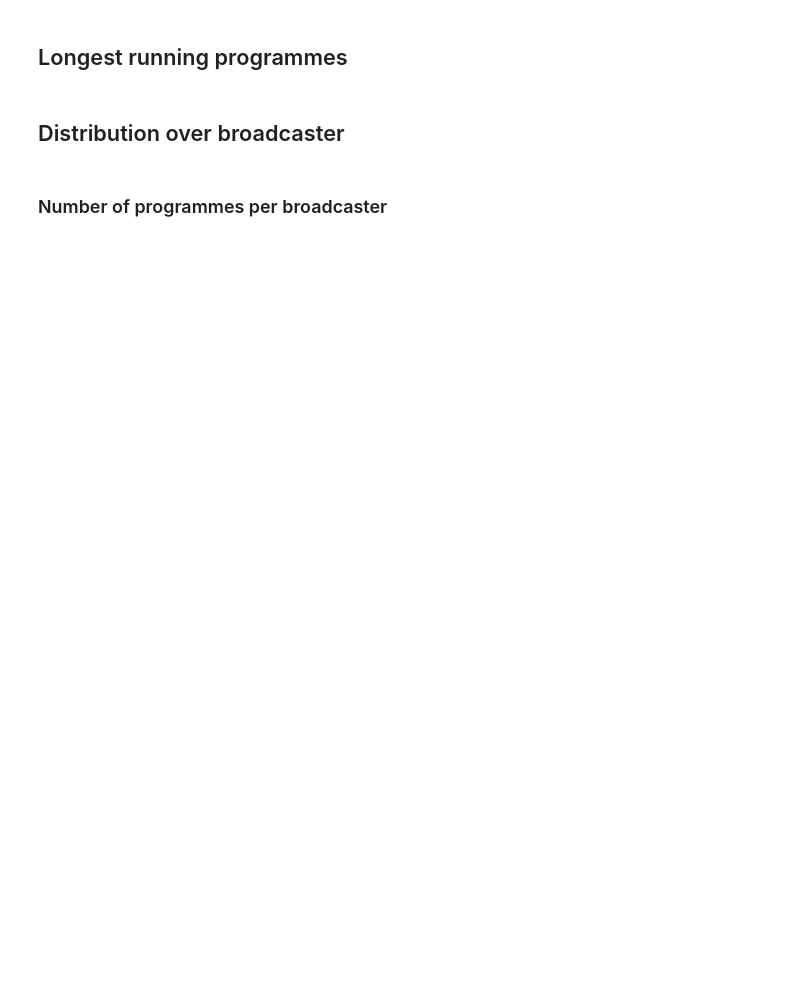
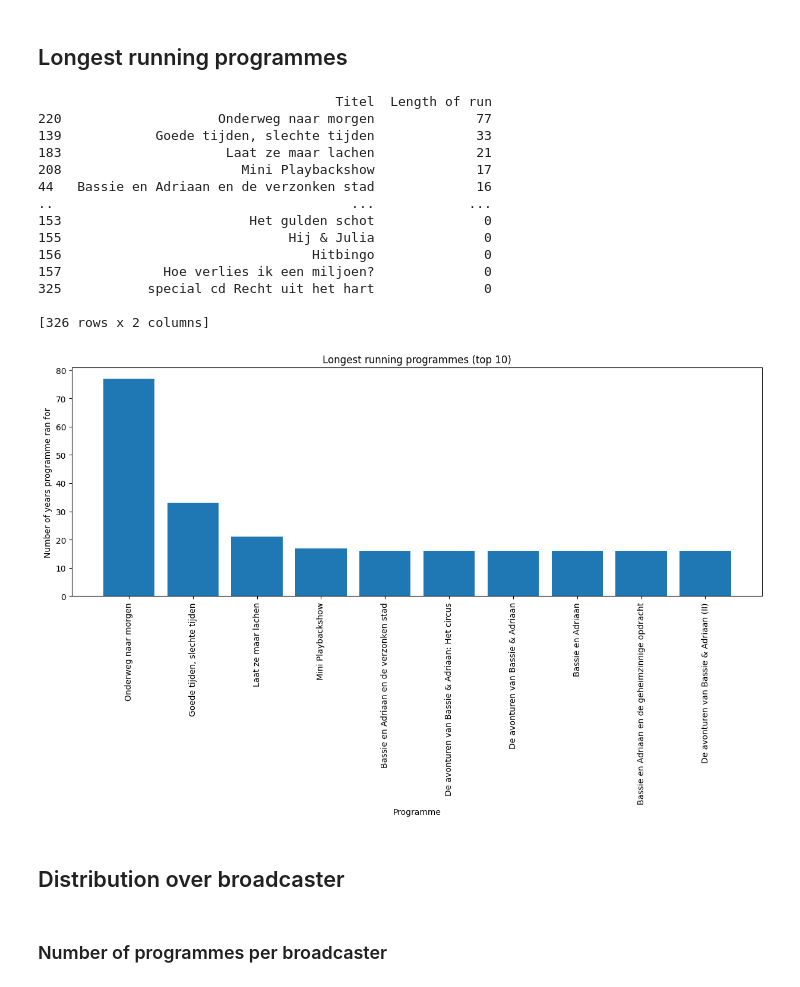
Before and after one commit to mwigham/shared_notebooks, a Jupyter notebook: Joop van den Ende Collectie.ipynb, the cells around one changed output. Saved outputs shown, nothing was run; the diff lists cells and outputs as text; code cells hidden in the pictures; blank space fills up the shorter version.

```diff
--- a/Joop van den Ende Collectie.ipynb
+++ b/Joop van den Ende Collectie.ipynb
@@ -251,20 +311,35 @@ else:
 # %%
 programmes_dataframe["Length of run"] = programmes_dataframe.fillna(0)["Last year"].astype(int) - programmes_dataframe["First year"].fillna(0).astype(int)
 
 run_length_dataframe = programmes_dataframe[['Titel', 'Length of run']].copy()
 
 # take the maximum length of run for each programme
 run_length_dataframe = run_length_dataframe.groupby(['Titel']).max().reset_index()
 longest_running_programmes = run_length_dataframe.sort_values(by=['Length of run'], ascending=False)
 print(longest_running_programmes)
 number_to_show = 10
 plot_Y_against_X_as_bar_chart(list(longest_running_programmes['Titel'])[:number_to_show],
                             list(longest_running_programmes['Length of run'])[:number_to_show],
                             f"Longest running programmes (top {number_to_show})",
                             "Programme",
                             "Number of years programme ran for",
-                            dict(t=50),
-                            "longest-running-programmes" )
+                            True)
+# %% [output]
+                                      Titel  Length of run
+220                    Onderweg naar morgen             77
+139            Goede tijden, slechte tijden             33
+183                     Laat ze maar lachen             21
+208                       Mini Playbackshow             17
+44   Bassie en Adriaan en de verzonken stad             16
+..                                      ...            ...
+153                        Het gulden schot              0
+155                             Hij & Julia              0
+156                                Hitbingo              0
+157             Hoe verlies ik een miljoen?              0
+325           special cd Recht uit het hart              0
+
+[326 rows x 2 columns]
+[figure, added]
 # %% [markdown]
 ## Distribution over broadcaster
 # %% [markdown]
```
Also changed, not shown: parts of 29 cells of this notebook.
